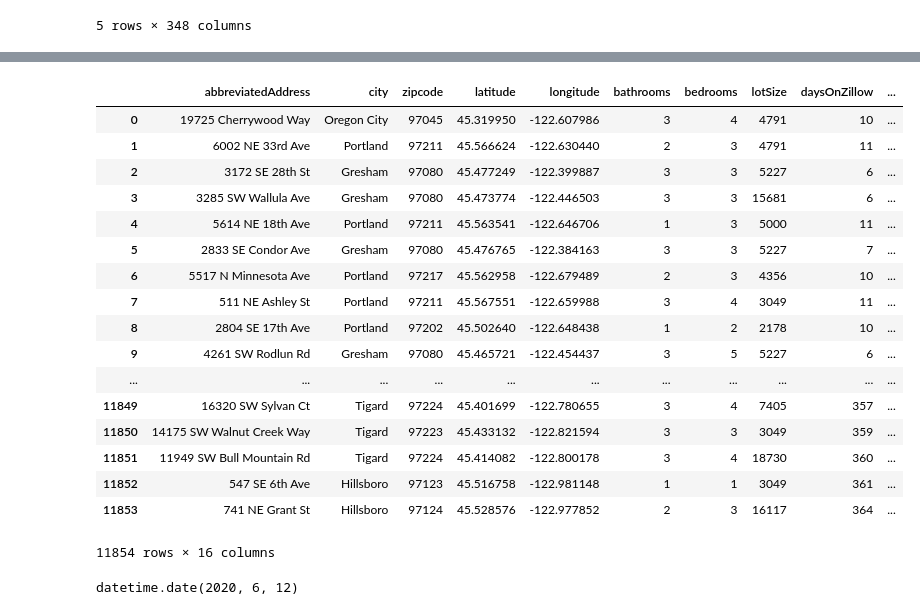
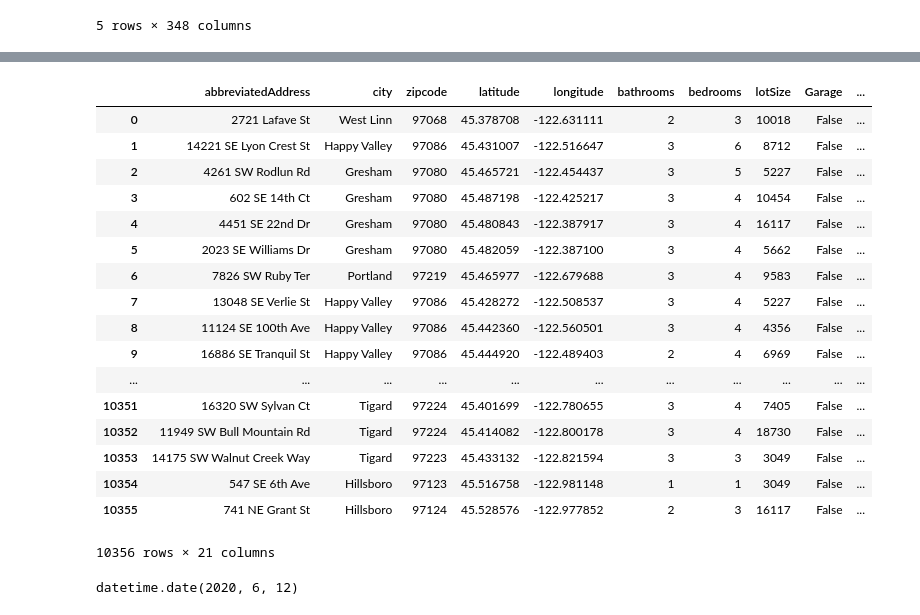
Before and after one commit to SamSteffen/Portland_Housing_Prices, a Jupyter notebook: Deliverable 1/Portland_housing_w_rooms_reduced-zips.ipynb, the cells around one changed output, grey strips where cells are left out. Drawn from its saved outputs; the diff is of its cells as text; code cells hidden in the pictures.

```diff
--- a/Deliverable 1/Portland_housing_w_rooms_reduced-zips.ipynb
+++ b/Deliverable 1/Portland_housing_w_rooms_reduced-zips.ipynb
@@ -8,7 +8,7 @@ import datetime as dt
 import time
 # %%
 # read in the data as a df
-file_path = 'C:/Users/ssteffen/desktop/sam/Vanderbilt Boot Camp/MyRepo/Module 20_Final/Final Project/Resources\portland_housing.csv'
+file_path = 'C:/Users/ssteffen/desktop/sam/Vanderbilt Boot Camp/MyRepo/Module 20_Final/Final Project/Resources/Archive\portland_housing.csv'
 
 raw_df = pd.read_csv(file_path)
 raw_df.head()
@@ -56,6 +56,11 @@ df = raw_df[[
      'longitude',
      'lotSize',
      'price',
+     'resoFacts/hasGarage',
+     'schools/0/rating',
+     'schools/1/rating',
+     'schools/2/rating',
+     'yearBuilt',
      'propertyTaxRate',
      'rentZestimate',
      'taxAssessedValue',
@@ -64,6 +69,8 @@ df = raw_df[[
 ]]
 
 df
+
+# note: more information is needed to determine the meaning of 'schools/0/rating', etc.
 # %% [output]
 |  | abbreviatedAddress | address/city | address/zipcode | bathrooms | bedrooms | dateSold | daysOnZillow | ... |
 | 0 | 2860 NE Blossom Hill Rd | Fairview | 97024 | 3.0 | 3.0 | 1.621560e+12 | 25.0 | ... |
@@ -128,18 +135,26 @@ zestimate             float64
 dtype: object
 # %%
 # convert the date type columns to datetype data in new columns, then drop the old columns
-df_clean['Date_sold'] = pd.to_datetime(df_clean['dateSold'], unit='ms').dt.date
 df_clean['bathrooms'] = df_clean['bathrooms'].astype(int)
 df_clean['bedrooms'] = df_clean['bedrooms'].astype(int)
+df_clean['date_Sold'] = pd.to_datetime(df_clean['dateSold'], unit='ms').dt.date
+df_clean['daysOnZillow'] = df_clean['daysOnZillow'].astype(int)
 df_clean['lotSize'] = df_clean['lotSize'].astype(int)
-df_clean['daysOnZillow'] = df_clean['daysOnZillow'].astype(int)
 df_clean['taxAssessedYear'] = df_clean['taxAssessedYear'].astype(int)
+df_clean['schools/0/rating'] = df_clean['schools/0/rating'].astype(int)
+df_clean['schools/1/rating'] = df_clean['schools/1/rating'].astype(int)
+df_clean['schools/2/rating'] = df_clean['schools/2/rating'].astype(int)
+df_clean['yearBuilt'] = df_clean['yearBuilt'].astype(int)
 
 #change column titles
-df_clean = df_clean.rename(columns={'address/city':'city','address/zipcode':'zipcode'})
+df_clean = df_clean.rename(columns={'address/city':'city',
+                                    'address/zipcode':'zipcode',
+                                    'resoFacts/hasGarage':'Garage',
+                                    'schools/0/rating':'School_rating_0',
+                                    'schools/1/rating':'School_rating_1',
+                                    'schools/2/rating':'School_rating_2'})
 
-df_clean = df_clean.drop(columns=[
-    'dateSold'])
+df_clean = df_clean.drop(columns=['dateSold'])
 
 df_clean
 # %% [output]
@@ -190,8 +205,13 @@ df_clean = df_clean[[
     'bathrooms',
     'bedrooms',
     'lotSize',
+    'Garage',
+    'School_rating_0',
+    'School_rating_1',
+    'School_rating_2',
+    'yearBuilt',
     'daysOnZillow',
-    'Date_sold',
+    'date_Sold',
     'price',
     'zestimate',
     'rentZestimate',
@@ -284,26 +305,26 @@ df_clean
 # %%
 # sort the data by date sold, beginning with the most recent
-df_clean = df_clean.sort_values(by='Date_sold', ascending=False)
+df_clean = df_clean.sort_values(by='date_Sold', ascending=False)
 df_clean = df_clean.reset_index(drop=True)
 df_clean
 # %% [output]
-|  | abbreviatedAddress | city | zipcode | latitude | longitude | bathrooms | bedrooms | lotSize | daysOnZillow | ... |
-| 0 | 19725 Cherrywood Way | Oregon City | 97045 | 45.319950 | -122.607986 | 3 | 4 | 4791 | 10 | ... |
-| 1 | 6002 NE 33rd Ave | Portland | 97211 | 45.566624 | -122.630440 | 2 | 3 | 4791 | 11 | ... |
-| 2 | 3172 SE 28th St | Gresham | 97080 | 45.477249 | -122.399887 | 3 | 3 | 5227 | 6 | ... |
-| 3 | 3285 SW Wallula Ave | Gresham | 97080 | 45.473774 | -122.446503 | 3 | 3 | 15681 | 6 | ... |
-| 4 | 5614 NE 18th Ave | Portland | 97211 | 45.563541 | -122.646706 | 1 | 3 | 5000 | 11 | ... |
-| 5 | 2833 SE Condor Ave | Gresham | 97080 | 45.476765 | -122.384163 | 3 | 3 | 5227 | 7 | ... |
-| 6 | 5517 N Minnesota Ave | Portland | 97217 | 45.562958 | -122.679489 | 2 | 3 | 4356 | 10 | ... |
-| 7 | 511 NE Ashley St | Portland | 97211 | 45.567551 | -122.659988 | 3 | 4 | 3049 | 11 | ... |
-| 8 | 2804 SE 17th Ave | Portland | 97202 | 45.502640 | -122.648438 | 1 | 2 | 2178 | 10 | ... |
-| 9 | 4261 SW Rodlun Rd | Gresham | 97080 | 45.465721 | -122.454437 | 3 | 5 | 5227 | 6 | ... |
+|  | abbreviatedAddress | city | zipcode | latitude | longitude | bathrooms | bedrooms | lotSize | Garage | ... |
+| 0 | 2721 Lafave St | West Linn | 97068 | 45.378708 | -122.631111 | 2 | 3 | 10018 | False | ... |
+| 1 | 14221 SE Lyon Crest St | Happy Valley | 97086 | 45.431007 | -122.516647 | 3 | 6 | 8712 | False | ... |
+| 2 | 4261 SW Rodlun Rd | Gresham | 97080 | 45.465721 | -122.454437 | 3 | 5 | 5227 | False | ... |
+| 3 | 602 SE 14th Ct | Gresham | 97080 | 45.487198 | -122.425217 | 3 | 4 | 10454 | False | ... |
+| 4 | 4451 SE 22nd Dr | Gresham | 97080 | 45.480843 | -122.387917 | 3 | 4 | 16117 | False | ... |
+| 5 | 2023 SE Williams Dr | Gresham | 97080 | 45.482059 | -122.387100 | 3 | 4 | 5662 | False | ... |
+| 6 | 7826 SW Ruby Ter | Portland | 97219 | 45.465977 | -122.679688 | 3 | 4 | 9583 | False | ... |
+| 7 | 13048 SE Verlie St | Happy Valley | 97086 | 45.428272 | -122.508537 | 3 | 4 | 5227 | False | ... |
+| 8 | 11124 SE 100th Ave | Happy Valley | 97086 | 45.442360 | -122.560501 | 3 | 4 | 4356 | False | ... |
+| 9 | 16886 SE Tranquil St | Happy Valley | 97086 | 45.444920 | -122.489403 | 2 | 4 | 6969 | False | ... |
 | ... | ... | ... | ... | ... | ... | ... | ... | ... | ... | ... |
-| 11849 | 16320 SW Sylvan Ct | Tigard | 97224 | 45.401699 | -122.780655 | 3 | 4 | 7405 | 357 | ... |
-| 11850 | 14175 SW Walnut Creek Way | Tigard | 97223 | 45.433132 | -122.821594 | 3 | 3 | 3049 | 359 | ... |
-| 11851 | 11949 SW Bull Mountain Rd | Tigard | 97224 | 45.414082 | -122.800178 | 3 | 4 | 18730 | 360 | ... |
-| 11852 | 547 SE 6th Ave | Hillsboro | 97123 | 45.516758 | -122.981148 | 1 | 1 | 3049 | 361 | ... |
-| 11853 | 741 NE Grant St | Hillsboro | 97124 | 45.528576 | -122.977852 | 2 | 3 | 16117 | 364 | ... |
+| 10351 | 16320 SW Sylvan Ct | Tigard | 97224 | 45.401699 | -122.780655 | 3 | 4 | 7405 | False | ... |
+| 10352 | 11949 SW Bull Mountain Rd | Tigard | 97224 | 45.414082 | -122.800178 | 3 | 4 | 18730 | False | ... |
+| 10353 | 14175 SW Walnut Creek Way | Tigard | 97223 | 45.433132 | -122.821594 | 3 | 3 | 3049 | False | ... |
+| 10354 | 547 SE 6th Ave | Hillsboro | 97123 | 45.516758 | -122.981148 | 1 | 1 | 3049 | False | ... |
+| 10355 | 741 NE Grant St | Hillsboro | 97124 | 45.528576 | -122.977852 | 2 | 3 | 16117 | False | ... |
-11854 rows × 16 columns
+10356 rows × 21 columns
 # %%
 # find the bottom of the date range of the dataset
```
Also changed, not shown: parts of 11 cells of this notebook.
